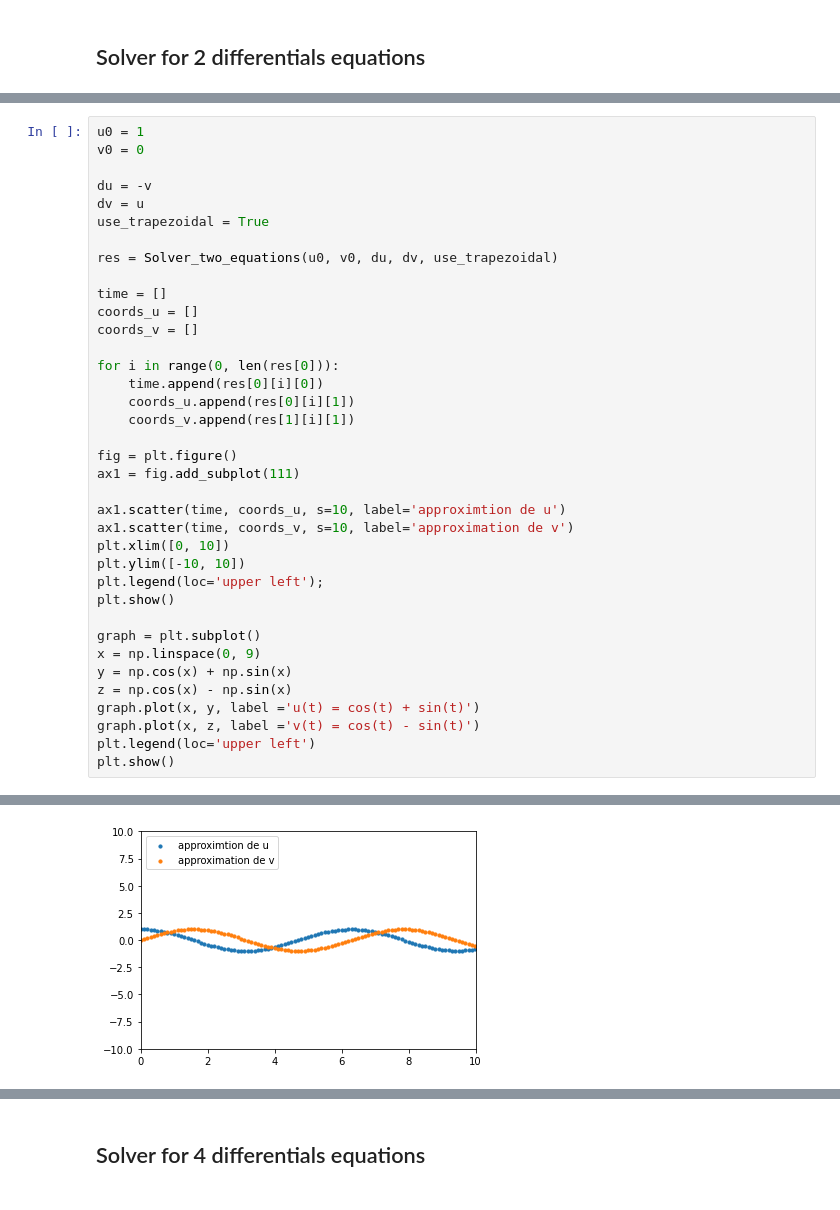
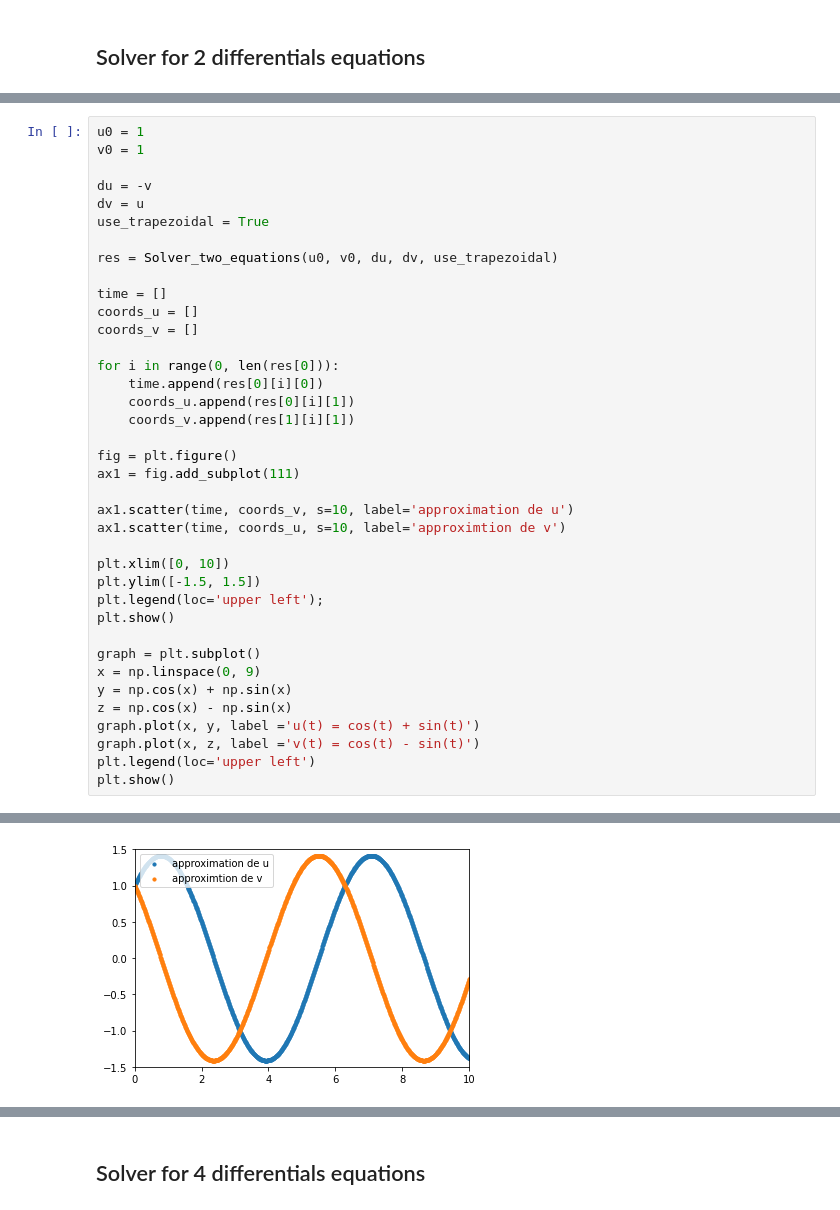
Before and after one commit to AlexPoiron/FirstModel, a Jupyter notebook: Main.ipynb, the cells around one changed output, grey strips where cells are left out. Drawn from its saved outputs; the diff is of its cells as text.

```diff
--- a/Main.ipynb
+++ b/Main.ipynb
@@ -249,6 +246,6 @@ $
 # %%
 u0 = 1
-v0 = 0
+v0 = 1
 
 du = -v
 dv = u
@@ -268,10 +265,11 @@ for i in range(0, len(res[0])):
 fig = plt.figure()
 ax1 = fig.add_subplot(111)
 
-ax1.scatter(time, coords_u, s=10, label='approximtion de u')
-ax1.scatter(time, coords_v, s=10, label='approximation de v')
+ax1.scatter(time, coords_v, s=10, label='approximation de u')
+ax1.scatter(time, coords_u, s=10, label='approximtion de v')
+
 plt.xlim([0, 10])
-plt.ylim([-10, 10])
+plt.ylim([-1.5, 1.5])
 plt.legend(loc='upper left');
 plt.show()
 
@@ -304,4 +302,4 @@ _____________________________________________
-[figure, old version]
+[figure, new version]
 [figure]
 # %% [markdown]
 ## Solver for 4 differentials equations
```
Also changed, not shown: parts of 12 cells of this notebook, 2 other files.
